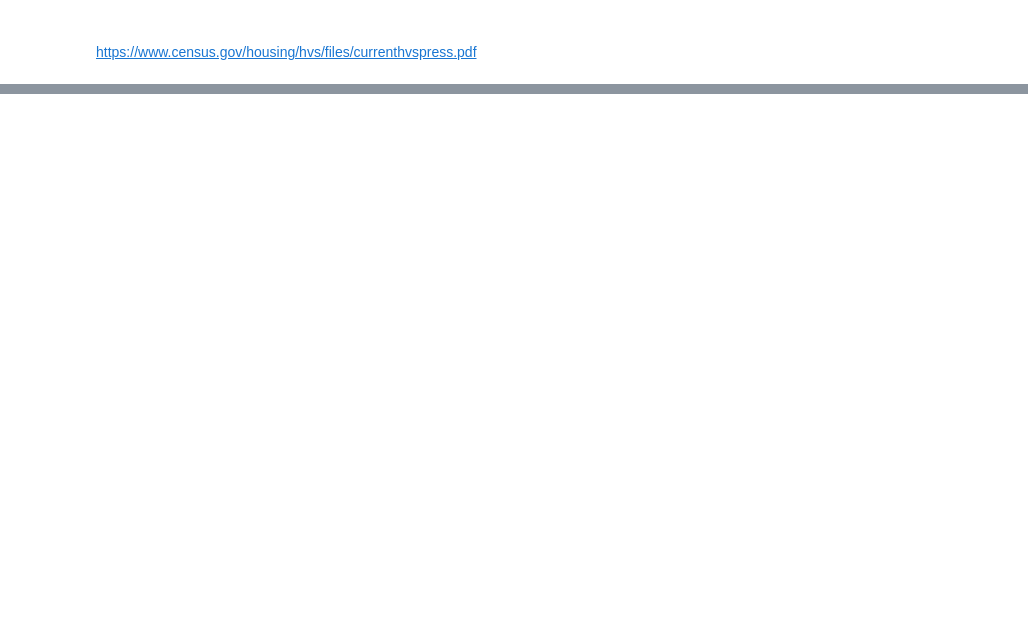
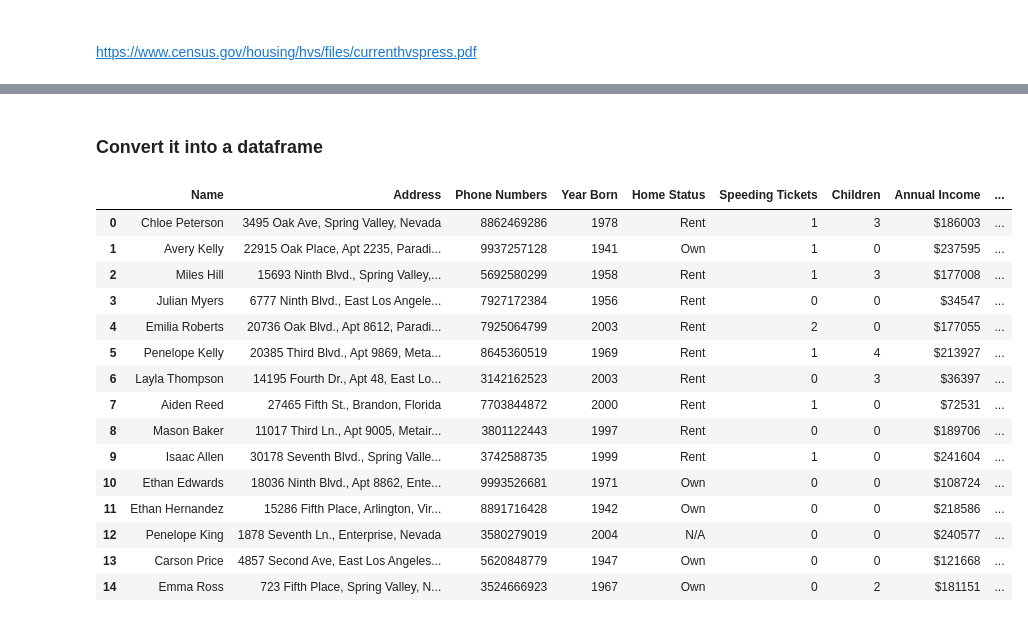
Before and after one commit to Colsai/DATA-601-Wan, a Jupyter notebook: DATA601_WK3_HW1.ipynb, the cells around one changed output, grey strips where cells are left out. Drawn from its saved outputs; the diff is of its cells as text; code cells hidden in the pictures; blank space fills up the shorter version.

```diff
--- a/DATA601_WK3_HW1.ipynb
+++ b/DATA601_WK3_HW1.ipynb
@@ -245,0 +303,4 @@ fake_tickets()
+# %%
+for i in range(0,10):
+    tickets = gen_fake_tickets(18)
+    print(tickets)
@@ -259,4 +336,0 @@ SyntaxError: ignored
-# %%
-#https://www.wcnc.com/article/life/heartwarming/oldest-living-american-is-from-charlotte-and-shes-celebrating-her-116th-birthday-amidst-coronavirus-pandemic/275-705e109b-18c0-45a9-b58a-f9a0fa63cb1e#:~:text=The%20oldest%20living%20American%20is,(COVID%2D19)%20pandemic.
-age = random.randint(0,116)
-print(age)
@@ -302,0 +391,22 @@ people_list
+# %%
+number_people = 1000 #Change this number to the number of fake people
+people_list = []
+
+for person in range(0,number_people):
+    #These variables are generated first, because they affect other variables.
+    fake_full_name = gen_fake_full_name()
+    year_born = gen_year_born()
+
+    #Age variable is used for fake_children, annual_income, and home_status.
+    age = 2021 - year_born
+
+    people_list.append([fake_full_name,
+                        gen_fake_address(),
+                        gen_fake_phone(),
+                        year_born,
+                        gen_home_status(age),
+                        gen_fake_tickets(age),
+                        gen_fake_children(age),
+                        gen_fake_annual_income(age),
+                        gen_fake_email(fake_full_name),
+                        ])
@@ -302,0 +425,33 @@ people_list
+# %% [markdown]
+### Convert it into a dataframe
+# %%
+#Columns and create dataframe
+name_columns = ["Name",
+                "Address",
+                "Phone Numbers",
+                "Year Born",
+                "Home Status",
+                "Speeding Tickets",
+                "Children",
+                "Annual Income",
+                "Email"]
+
+df_full = pd.DataFrame(people_list, columns = name_columns)
+df_full.head(15)
+# %% [output]
+|  | Name | Address | Phone Numbers | Year Born | Home Status | Speeding Tickets | Children | Annual Income | ... |
+| 0 | Chloe Peterson | 3495 Oak Ave, Spring Valley, Nevada | 8862469286 | 1978 | Rent | 1 | 3 | $186003 | ... |
+| 1 | Avery Kelly | 22915 Oak Place, Apt 2235, Paradi... | 9937257128 | 1941 | Own | 1 | 0 | $237595 | ... |
+| 2 | Miles Hill | 15693 Ninth Blvd., Spring Valley,... | 5692580299 | 1958 | Rent | 1 | 3 | $177008 | ... |
+| 3 | Julian Myers | 6777 Ninth Blvd., East Los Angele... | 7927172384 | 1956 | Rent | 0 | 0 | $34547 | ... |
+| 4 | Emilia Roberts | 20736 Oak Blvd., Apt 8612, Paradi... | 7925064799 | 2003 | Rent | 2 | 0 | $177055 | ... |
+| 5 | Penelope Kelly | 20385 Third Blvd., Apt 9869, Meta... | 8645360519 | 1969 | Rent | 1 | 4 | $213927 | ... |
+| 6 | Layla Thompson | 14195 Fourth Dr., Apt 48, East Lo... | 3142162523 | 2003 | Rent | 0 | 3 | $36397 | ... |
+| 7 | Aiden Reed | 27465 Fifth St., Brandon, Florida | 7703844872 | 2000 | Rent | 1 | 0 | $72531 | ... |
+| 8 | Mason Baker | 11017 Third Ln., Apt 9005, Metair... | 3801122443 | 1997 | Rent | 0 | 0 | $189706 | ... |
+| 9 | Isaac Allen | 30178 Seventh Blvd., Spring Valle... | 3742588735 | 1999 | Rent | 1 | 0 | $241604 | ... |
+| 10 | Ethan Edwards | 18036 Ninth Blvd., Apt 8862, Ente... | 9993526681 | 1971 | Own | 0 | 0 | $108724 | ... |
+| 11 | Ethan Hernandez | 15286 Fifth Place, Arlington, Vir... | 8891716428 | 1942 | Own | 0 | 0 | $218586 | ... |
+| 12 | Penelope King | 1878 Seventh Ln., Enterprise, Nevada | 3580279019 | 2004 | N/A | 0 | 0 | $240577 | ... |
+| 13 | Carson Price | 4857 Second Ave, East Los Angeles... | 5620848779 | 1947 | Own | 0 | 0 | $121668 | ... |
+| 14 | Emma Ross | 723 Fifth Place, Spring Valley, N... | 3524666923 | 1967 | Own | 0 | 2 | $181151 | ... |
```
Also changed, not shown: parts of 55 cells of this notebook.
